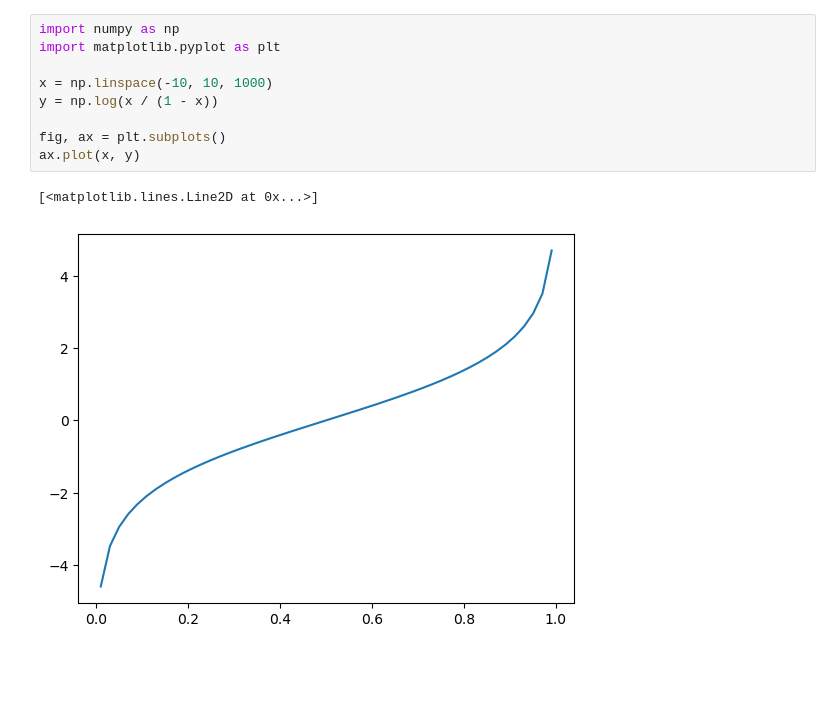
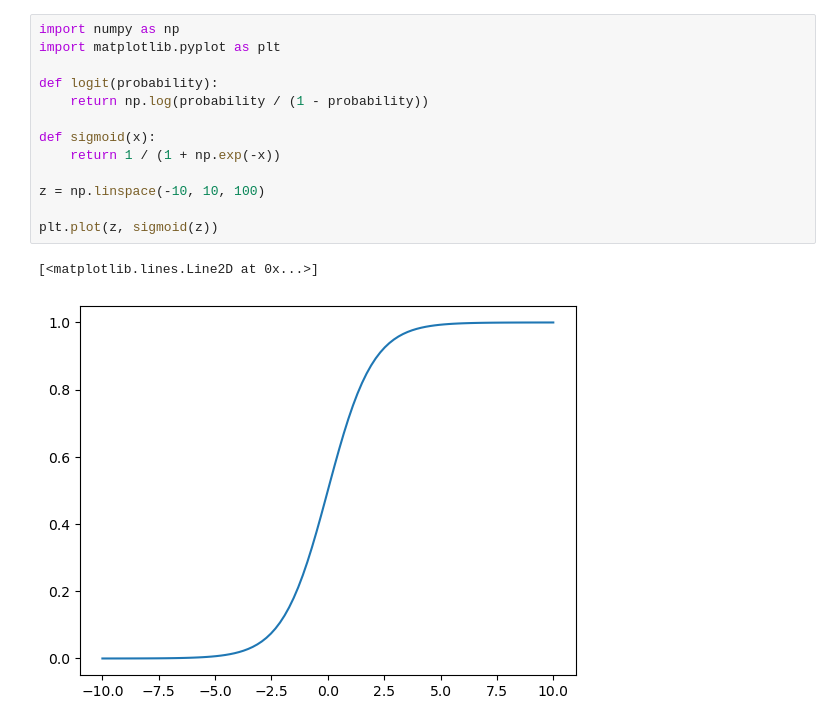
Before and after one commit to Erfan-Taherirani/Personal_ML_Notes, a Jupyter notebook: supervised_learning/test.ipynb, the cells around one changed output. Saved outputs shown, nothing was run; the diff lists cells and outputs as text; blank space fills up the shorter version.

```diff
--- a/supervised_learning/test.ipynb
+++ b/supervised_learning/test.ipynb
@@ -67,12 +340,16 @@ weighted avg       1.00      1.00      1.00        40
 # %%
 import numpy as np
 import matplotlib.pyplot as plt
 
-x = np.linspace(-10, 10, 1000)
-y = np.log(x / (1 - x))
+def logit(probability):
+    return np.log(probability / (1 - probability))
 
-fig, ax = plt.subplots()
-ax.plot(x, y)
+def sigmoid(x):
+    return 1 / (1 + np.exp(-x))
+
+z = np.linspace(-10, 10, 100)
+
+plt.plot(z, sigmoid(z))
 # %% [output]
 [<matplotlib.lines.Line2D at 0x...>]
-[figure, old version]
+[figure, new version]
```
Also changed, not shown: parts of 22 cells of this notebook, 10 other files.
